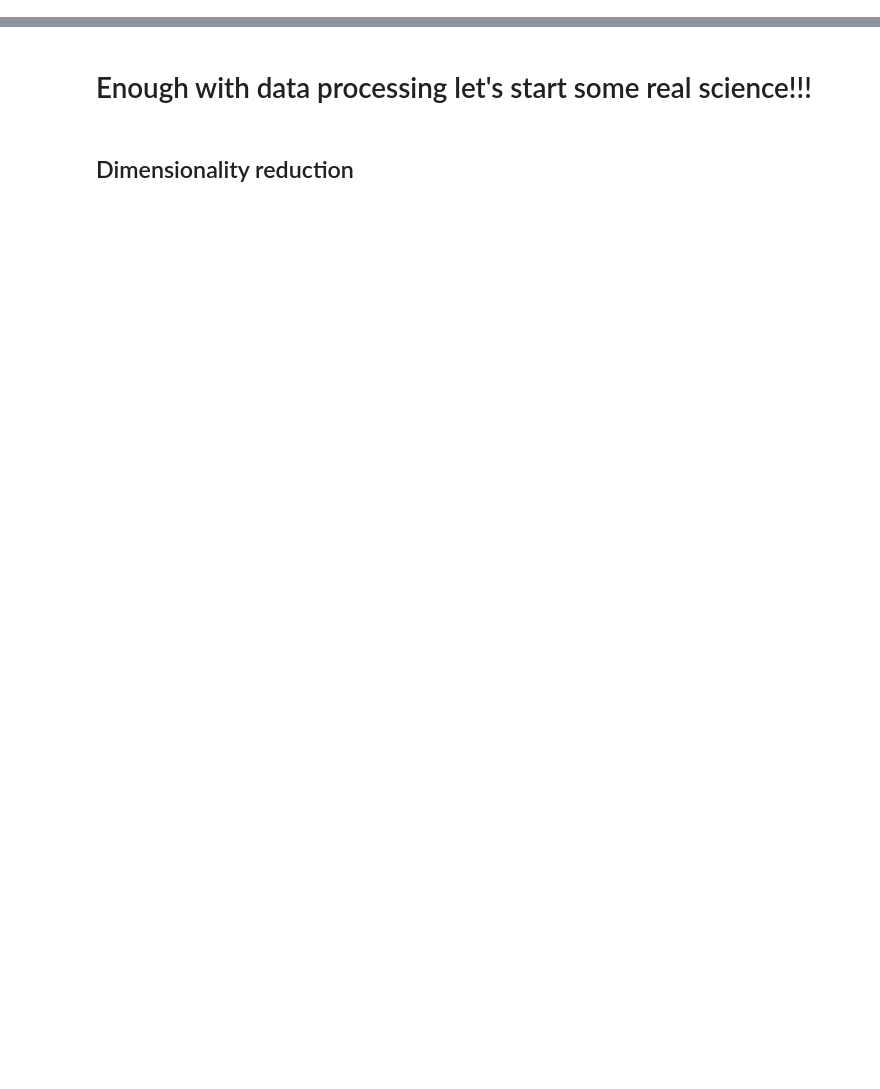
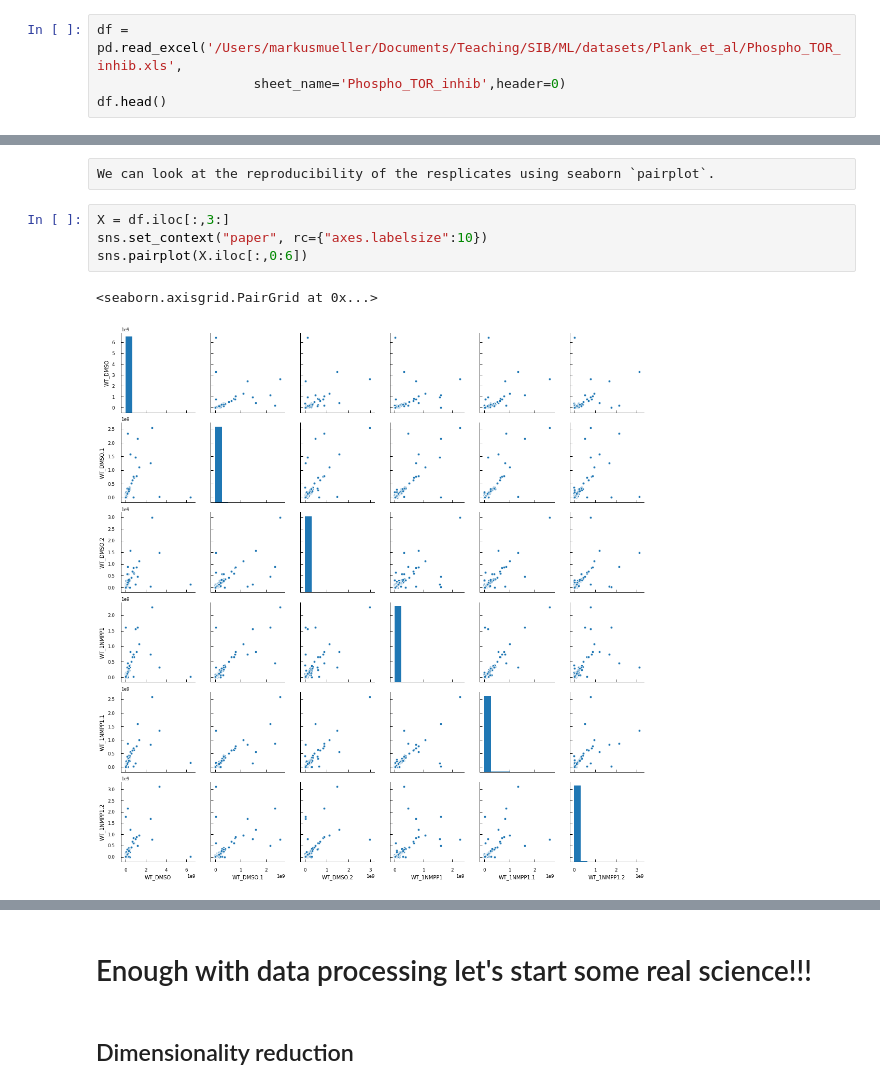
Before and after one commit to sib-swiss/intro-machine-learning-training, a Jupyter notebook: python_notebooks/Chapter_1_Exploratory_analysis_and_unsupervised_learning.ipynb, the cells around one changed output, grey strips where cells are left out. Saved outputs shown, nothing was run; the diff lists cells and outputs as text; blank space fills up the shorter version.

Commit message:
added Markus changes to chapter1

```diff
--- a/python_notebooks/Chapter_1_Exploratory_analysis_and_unsupervised_learning.ipynb
+++ b/python_notebooks/Chapter_1_Exploratory_analysis_and_unsupervised_learning.ipynb
@@ -312,0 +58,4 @@ For more imputation technics : [Scikit-learn imputation](https://scikit-learn.or
+# %%
+df = pd.read_excel('/Users/markusmueller/Documents/Teaching/SIB/ML/datasets/Plank_et_al/Phospho_TOR_inhib.xls',
+                    sheet_name='Phospho_TOR_inhib',header=0)
+df.head()
@@ -312,0 +70,9 @@ For more imputation technics : [Scikit-learn imputation](https://scikit-learn.or
+# %% [raw]
+We can look at the reproducibility of the resplicates using seaborn `pairplot`.
+# %%
+X = df.iloc[:,3:]
+sns.set_context("paper", rc={"axes.labelsize":10})
+sns.pairplot(X.iloc[:,0:6])
+# %% [output]
+<seaborn.axisgrid.PairGrid at 0x...>
+[figure, added]
```
Also changed, not shown: parts of 108 cells of this notebook, 1 other file.
